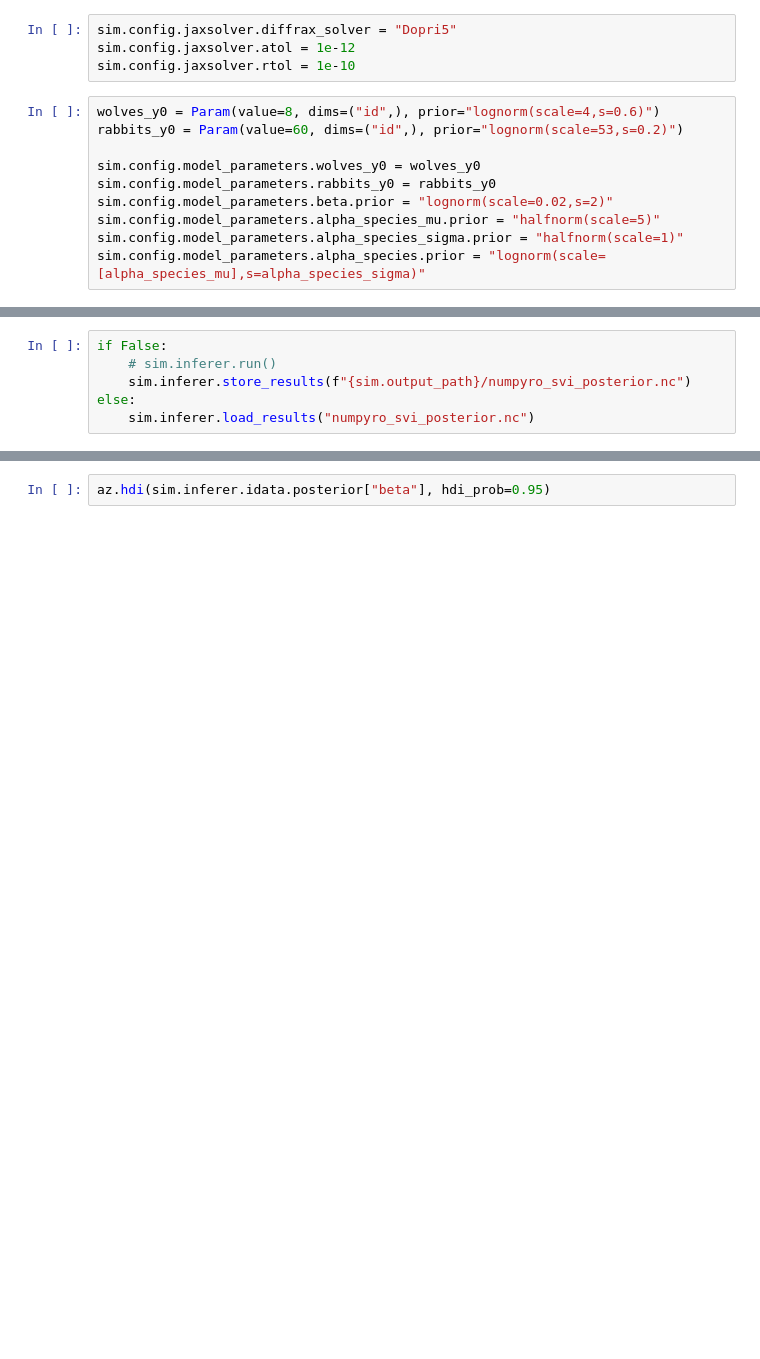
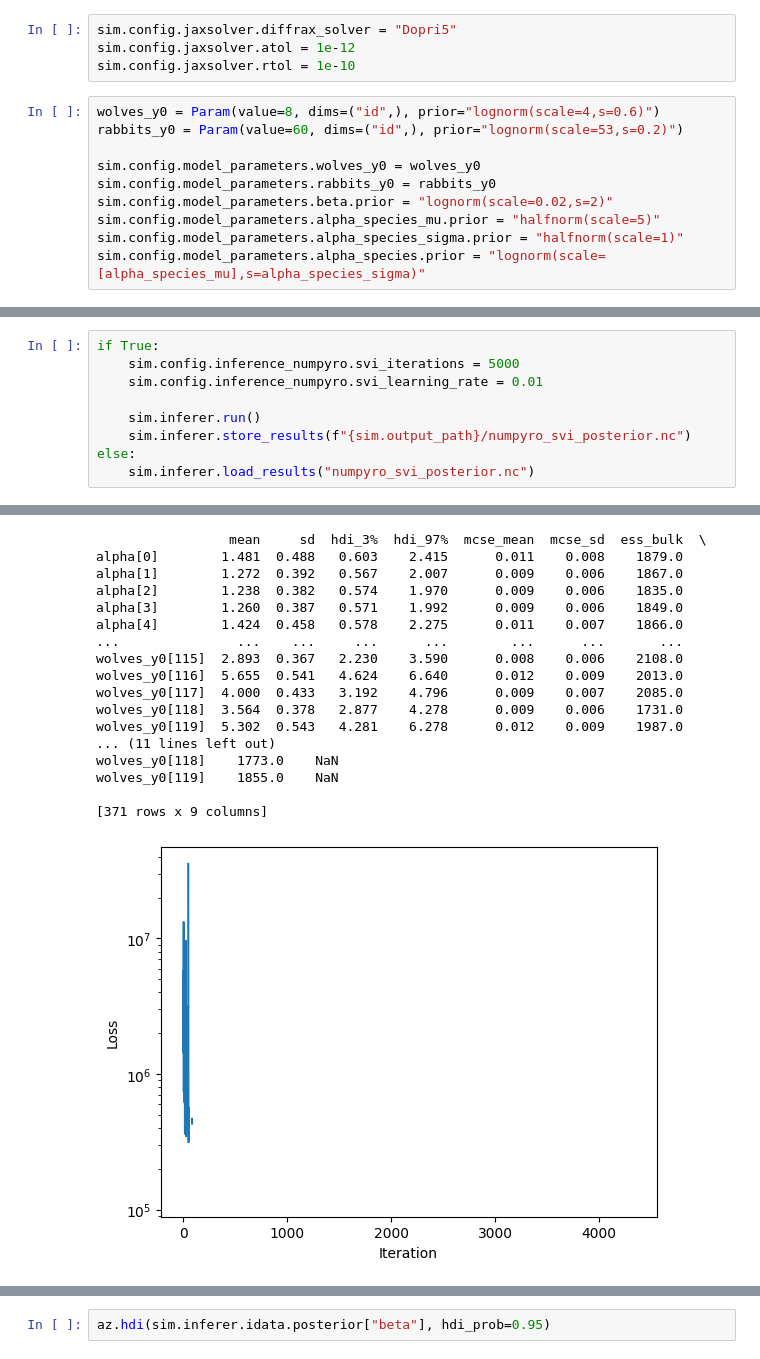
Before and after one commit to flo-schu/lotka_volterra_case_study, a Jupyter notebook: scripts/hierarchical_model_varying_y0.ipynb, the cells around one changed output, grey strips where cells are left out. Drawn from its saved outputs; the diff is of its cells as text; blank space fills up the shorter version.

```diff
--- a/scripts/hierarchical_model_varying_y0.ipynb
+++ b/scripts/hierarchical_model_varying_y0.ipynb
@@ -150,6 +144,10 @@ sim.inferer.prior
 # %%
-if False:
-    # sim.inferer.run()
+if True:
+    sim.config.inference_numpyro.svi_iterations = 5000
+    sim.config.inference_numpyro.svi_learning_rate = 0.01
+
+    sim.inferer.run()
     sim.inferer.store_results(f"{sim.output_path}/numpyro_svi_posterior.nc")
 else:
     sim.inferer.load_results("numpyro_svi_posterior.nc")
+# %% [output]
@@ -156,3 +172,21 @@ else:
+                 mean     sd  hdi_3%  hdi_97%  mcse_mean  mcse_sd  ess_bulk  \
+alpha[0]        1.481  0.488   0.603    2.415      0.011    0.008    1879.0
+alpha[1]        1.272  0.392   0.567    2.007      0.009    0.006    1867.0
+alpha[2]        1.238  0.382   0.574    1.970      0.009    0.006    1835.0
+alpha[3]        1.260  0.387   0.571    1.992      0.009    0.006    1849.0
+alpha[4]        1.424  0.458   0.578    2.275      0.011    0.007    1866.0
+...               ...    ...     ...      ...        ...      ...       ...
+wolves_y0[115]  2.893  0.367   2.230    3.590      0.008    0.006    2108.0
+wolves_y0[116]  5.655  0.541   4.624    6.640      0.012    0.009    2013.0
+wolves_y0[117]  4.000  0.433   3.192    4.796      0.009    0.007    2085.0
+wolves_y0[118]  3.564  0.378   2.877    4.278      0.009    0.006    1731.0
+wolves_y0[119]  5.302  0.543   4.281    6.278      0.012    0.009    1987.0
+... (11 lines left out)
+wolves_y0[118]    1773.0    NaN
+wolves_y0[119]    1855.0    NaN
+
+[371 rows x 9 columns]
+[figure, added]
 # %%
 sim.inferer.idata.posterior.beta.mean(("chain", "draw"))
 # %% [output]
```
Also changed, not shown: parts of 8 cells of this notebook, 3 other files.
